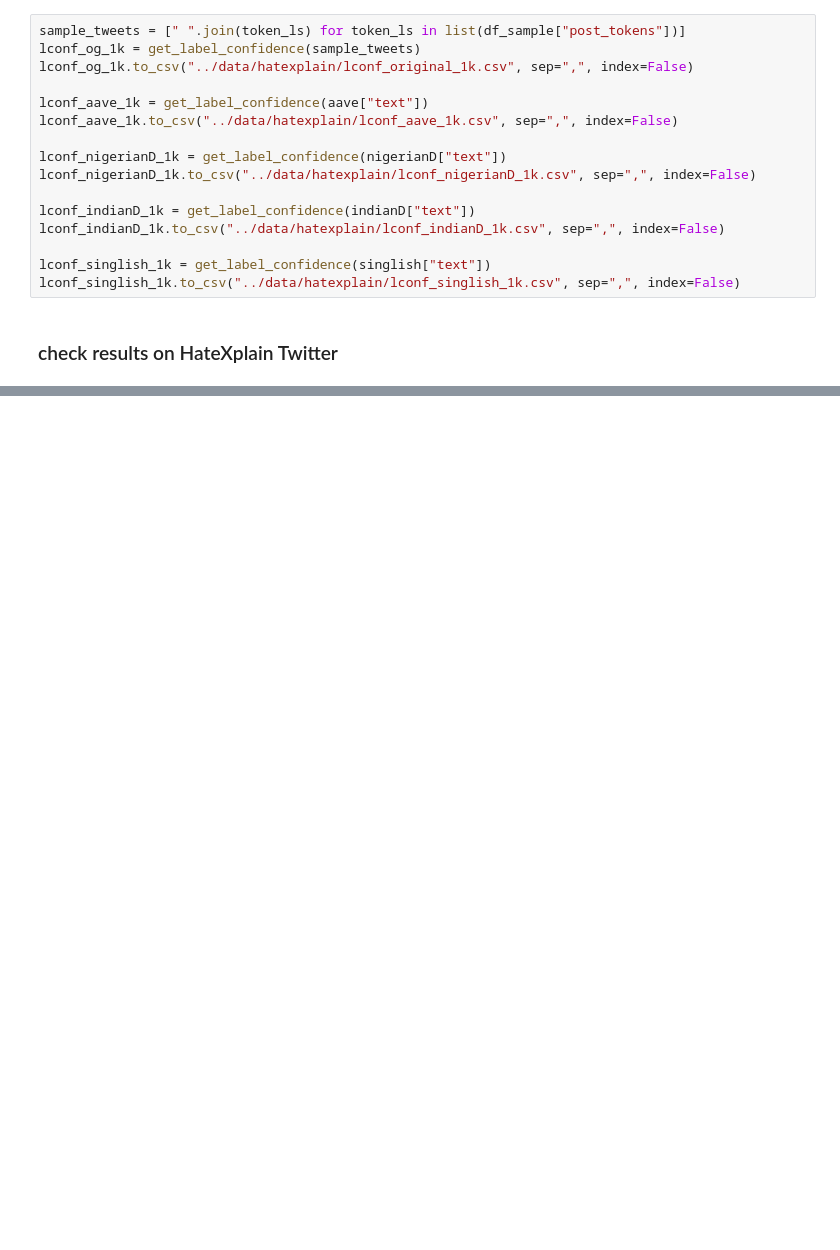
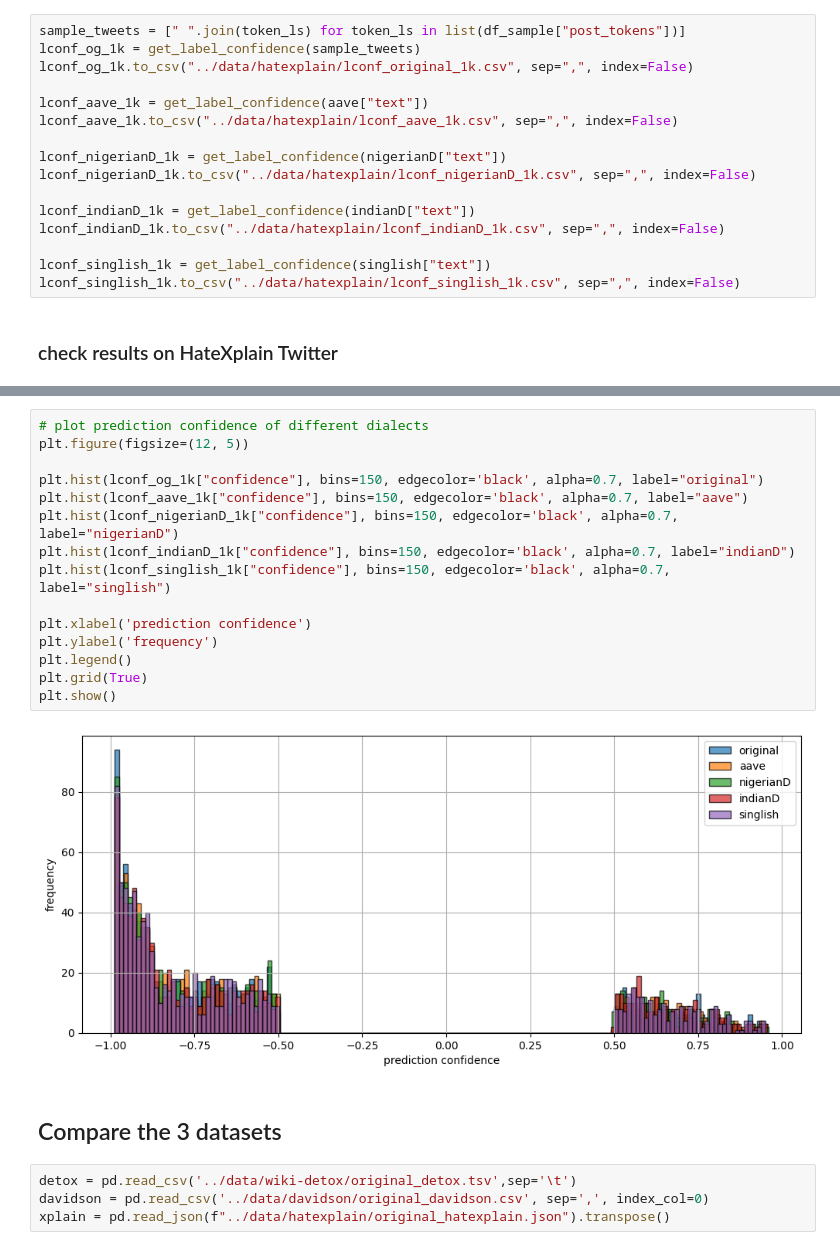
Before and after one commit to xuanxuanx-98/CompMod_2324_BN-AP, a Jupyter notebook: notebooks/toxicity_detection_dialect_bias.ipynb, the cells around one changed output, grey strips where cells are left out. Drawn from its saved outputs; the diff is of its cells as text; blank space fills up the shorter version.

```diff
--- a/notebooks/toxicity_detection_dialect_bias.ipynb
+++ b/notebooks/toxicity_detection_dialect_bias.ipynb
@@ -414,0 +457,23 @@ non-toxic ---------------
+# %%
+# plot prediction confidence of different dialects
+plt.figure(figsize=(12, 5))
+
+plt.hist(lconf_og_1k["confidence"], bins=150, edgecolor='black', alpha=0.7, label="original")
+plt.hist(lconf_aave_1k["confidence"], bins=150, edgecolor='black', alpha=0.7, label="aave")
+plt.hist(lconf_nigerianD_1k["confidence"], bins=150, edgecolor='black', alpha=0.7, label="nigerianD")
+plt.hist(lconf_indianD_1k["confidence"], bins=150, edgecolor='black', alpha=0.7, label="indianD")
+plt.hist(lconf_singlish_1k["confidence"], bins=150, edgecolor='black', alpha=0.7, label="singlish")
+
+plt.xlabel('prediction confidence')
+plt.ylabel('frequency')
+plt.legend()
+plt.grid(True)
+plt.show()
+# %% [output]
+[figure, added]
+# %% [markdown]
+## Compare the 3 datasets
+# %%
+detox = pd.read_csv('../data/wiki-detox/original_detox.tsv',sep='\t')
+davidson = pd.read_csv('../data/davidson/original_davidson.csv', sep=',', index_col=0)
+xplain = pd.read_json(f"../data/hatexplain/original_hatexplain.json").transpose()
```
Also changed, not shown: parts of 13 cells of this notebook, 8 other files.
